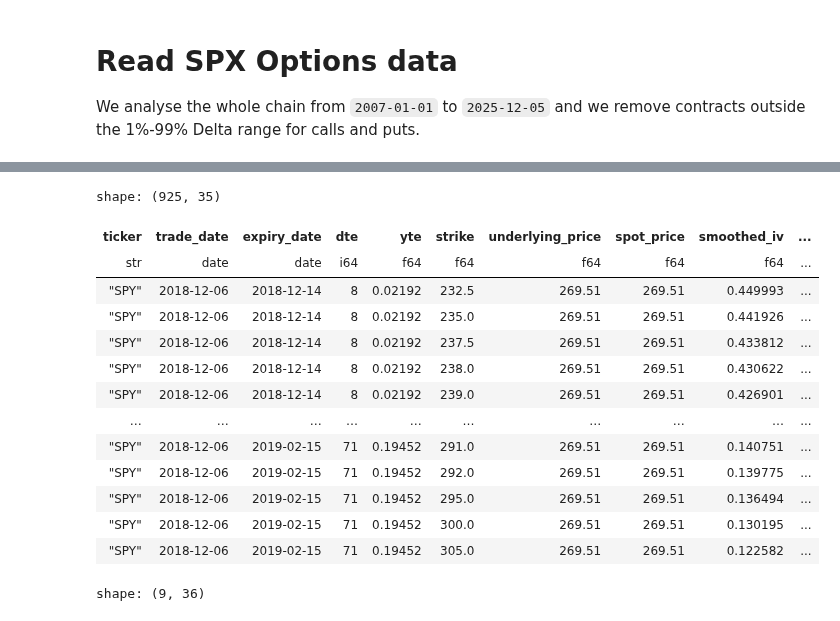
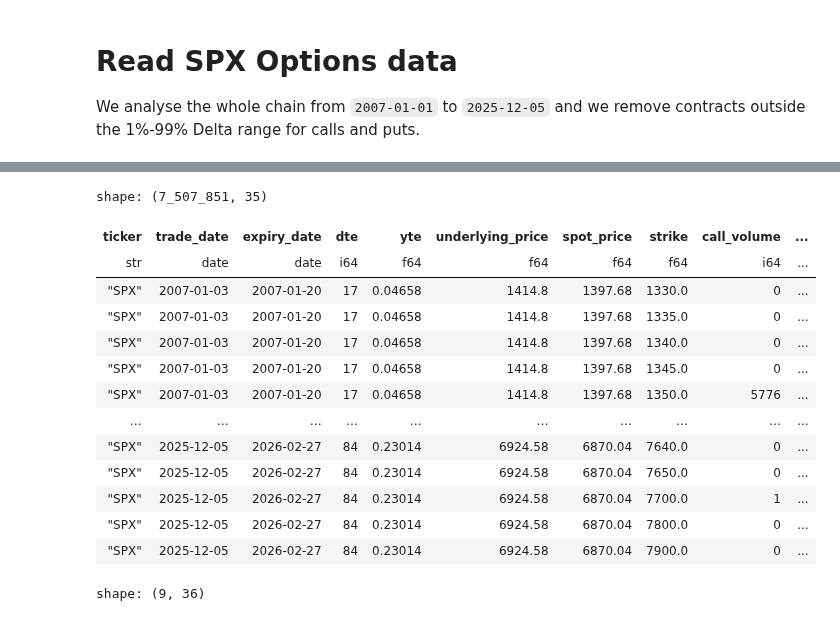
Before and after one commit to anthonymakarewicz/volatility-trading, a Jupyter notebook: notebooks/orats_spx_panel_eda_validation.ipynb, the cells around one changed output, grey strips where cells are left out. Cells and saved outputs as stored; diff of their text form; code cells hidden in the pictures.

```diff
--- a/notebooks/orats_spx_panel_eda_validation.ipynb
+++ b/notebooks/orats_spx_panel_eda_validation.ipynb
@@ -105,20 +51,32 @@ shape: (3_048_012, 35)
-# %%
-df.filter(pl.col("trade_date") == pl.date(2018, 12, 6))
-# %% [output]
-shape: (925, 35)
-| ticker | trade_date | expiry_date | dte | yte | strike | underlying_price | spot_price | smoothed_iv | ... |
-| str | date | date | i64 | f64 | f64 | f64 | f64 | f64 | ... |
-| "SPY" | 2018-12-06 | 2018-12-14 | 8 | 0.02192 | 232.5 | 269.51 | 269.51 | 0.449993 | ... |
-| "SPY" | 2018-12-06 | 2018-12-14 | 8 | 0.02192 | 235.0 | 269.51 | 269.51 | 0.441926 | ... |
-| "SPY" | 2018-12-06 | 2018-12-14 | 8 | 0.02192 | 237.5 | 269.51 | 269.51 | 0.433812 | ... |
-| "SPY" | 2018-12-06 | 2018-12-14 | 8 | 0.02192 | 238.0 | 269.51 | 269.51 | 0.430622 | ... |
-| "SPY" | 2018-12-06 | 2018-12-14 | 8 | 0.02192 | 239.0 | 269.51 | 269.51 | 0.426901 | ... |
-| … | … | … | … | … | … | … | … | … | ... |
-| "SPY" | 2018-12-06 | 2019-02-15 | 71 | 0.19452 | 291.0 | 269.51 | 269.51 | 0.140751 | ... |
-| "SPY" | 2018-12-06 | 2019-02-15 | 71 | 0.19452 | 292.0 | 269.51 | 269.51 | 0.139775 | ... |
-| "SPY" | 2018-12-06 | 2019-02-15 | 71 | 0.19452 | 295.0 | 269.51 | 269.51 | 0.136494 | ... |
-| "SPY" | 2018-12-06 | 2019-02-15 | 71 | 0.19452 | 300.0 | 269.51 | 269.51 | 0.130195 | ... |
-| "SPY" | 2018-12-06 | 2019-02-15 | 71 | 0.19452 | 305.0 | 269.51 | 269.51 | 0.122582 | ... |
+# %%
+start = date(2007, 1, 1)
+end = date(2025, 12, 31)
+
+lf = load_orats_panel_lazy("SPX")
+lf = lf.filter(
+    pl.col("trade_date").is_between(start, end),
+    pl.col("call_delta").abs().is_between(0.01, 0.99),
+    pl.col("put_delta").abs().is_between(0.01, 0.99),
+)
+
+df = lf.collect()
+df_long = orats_wide_to_long(df).collect()
+df
+# %% [output]
+shape: (7_507_851, 35)
+| ticker | trade_date | expiry_date | dte | yte | underlying_price | spot_price | strike | call_volume | ... |
+| str | date | date | i64 | f64 | f64 | f64 | f64 | i64 | ... |
+| "SPX" | 2007-01-03 | 2007-01-20 | 17 | 0.04658 | 1414.8 | 1397.68 | 1330.0 | 0 | ... |
+| "SPX" | 2007-01-03 | 2007-01-20 | 17 | 0.04658 | 1414.8 | 1397.68 | 1335.0 | 0 | ... |
+| "SPX" | 2007-01-03 | 2007-01-20 | 17 | 0.04658 | 1414.8 | 1397.68 | 1340.0 | 0 | ... |
+| "SPX" | 2007-01-03 | 2007-01-20 | 17 | 0.04658 | 1414.8 | 1397.68 | 1345.0 | 0 | ... |
+| "SPX" | 2007-01-03 | 2007-01-20 | 17 | 0.04658 | 1414.8 | 1397.68 | 1350.0 | 5776 | ... |
+| … | … | … | … | … | … | … | … | … | ... |
+| "SPX" | 2025-12-05 | 2026-02-27 | 84 | 0.23014 | 6924.58 | 6870.04 | 7640.0 | 0 | ... |
+| "SPX" | 2025-12-05 | 2026-02-27 | 84 | 0.23014 | 6924.58 | 6870.04 | 7650.0 | 0 | ... |
+| "SPX" | 2025-12-05 | 2026-02-27 | 84 | 0.23014 | 6924.58 | 6870.04 | 7700.0 | 1 | ... |
+| "SPX" | 2025-12-05 | 2026-02-27 | 84 | 0.23014 | 6924.58 | 6870.04 | 7800.0 | 0 | ... |
+| "SPX" | 2025-12-05 | 2026-02-27 | 84 | 0.23014 | 6924.58 | 6870.04 | 7900.0 | 0 | ... |
 # %%
 df.describe()
 # %% [output]
```
Also changed, not shown: parts of 23 cells of this notebook, 3 other files.
